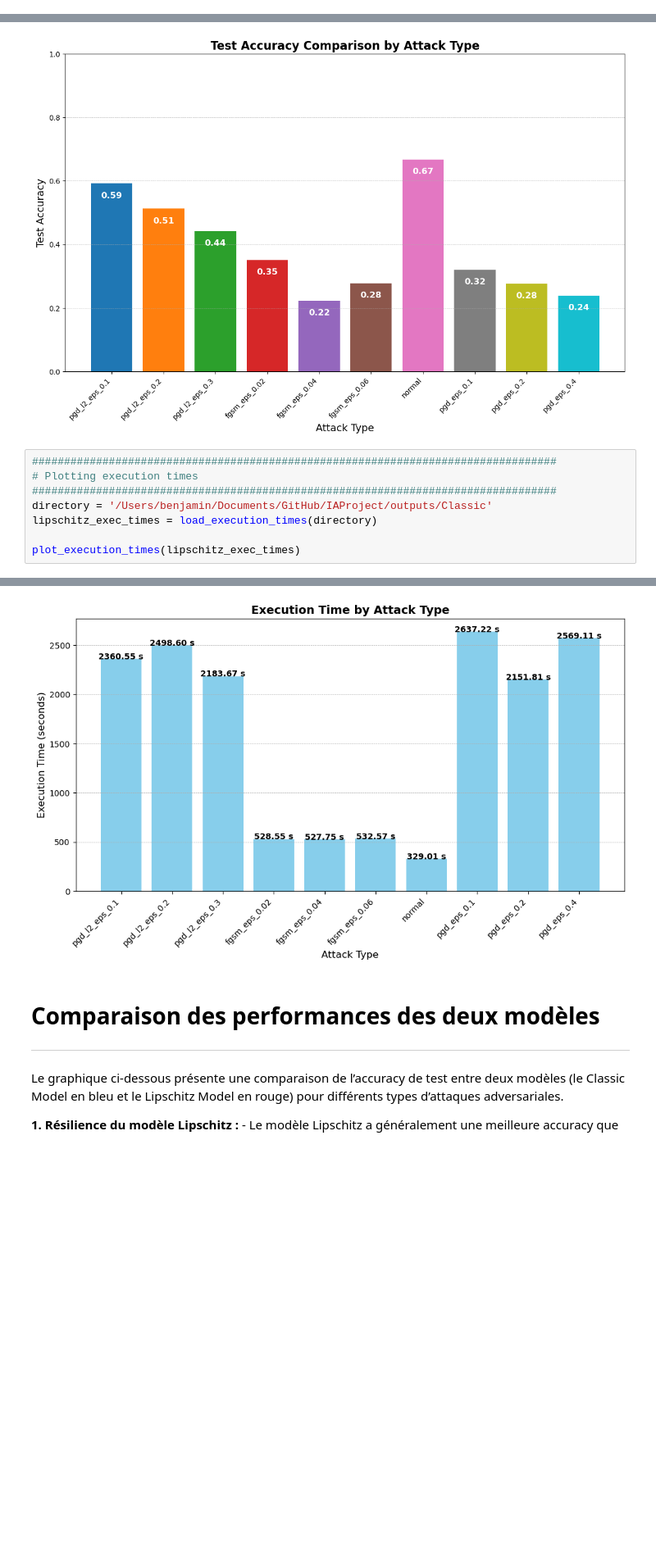
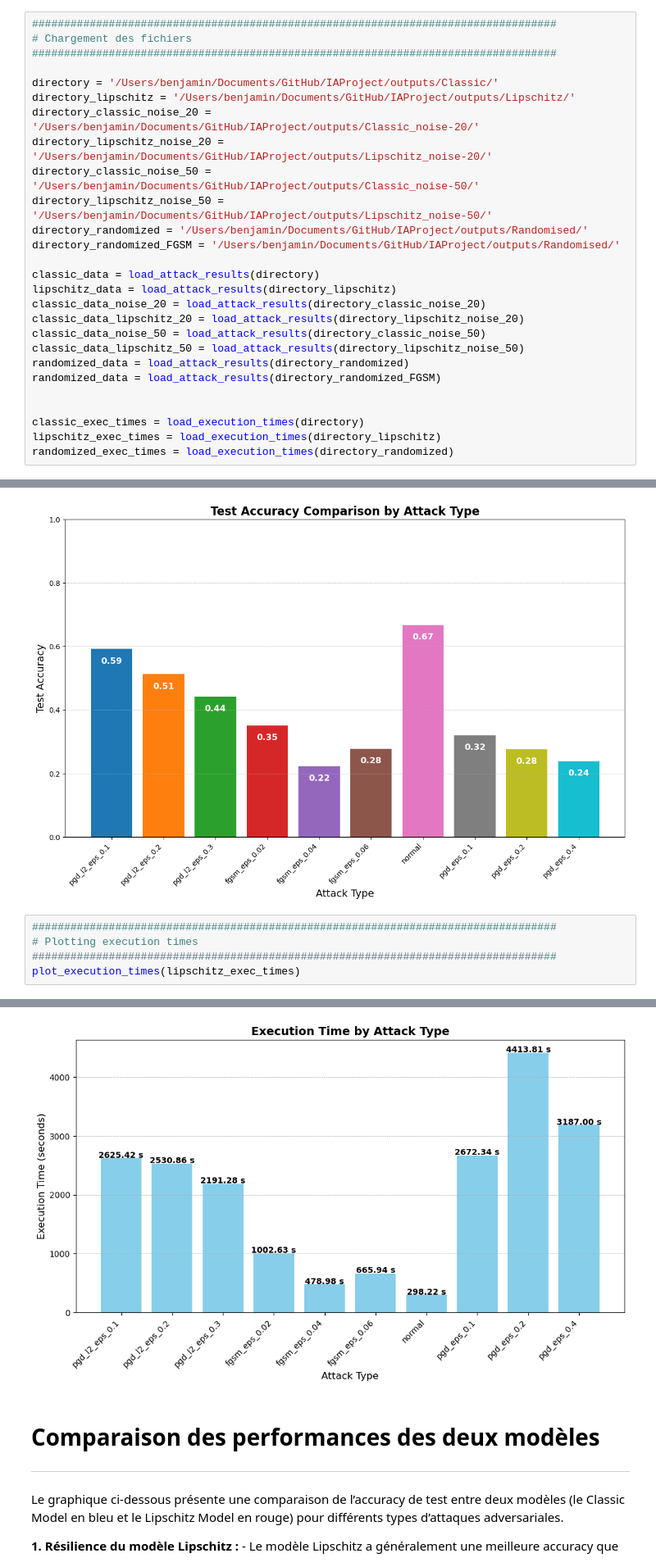
Before and after one commit to Choup522/IAProject, a Jupyter notebook: DisplayResults.ipynb, the cells around one changed output, grey strips where cells are left out. Shown at 82% size. Saved outputs shown, nothing was run; the diff lists cells and outputs as text; blank space fills up the shorter version.

```diff
--- a/DisplayResults.ipynb
+++ b/DisplayResults.ipynb
@@ -337,0 +460,27 @@ def compare_models_accuracy_execution_time(classic_data, lipschitz_data):
+# %%
+##################################################################################
+# Chargement des fichiers
+##################################################################################
+
+directory = '/Users/benjamin/Documents/GitHub/IAProject/outputs/Classic/'
+directory_lipschitz = '/Users/benjamin/Documents/GitHub/IAProject/outputs/Lipschitz/'
+directory_classic_noise_20 = '/Users/benjamin/Documents/GitHub/IAProject/outputs/Classic_noise-20/'
+directory_lipschitz_noise_20 = '/Users/benjamin/Documents/GitHub/IAProject/outputs/Lipschitz_noise-20/'
+directory_classic_noise_50 = '/Users/benjamin/Documents/GitHub/IAProject/outputs/Classic_noise-50/'
+directory_lipschitz_noise_50 = '/Users/benjamin/Documents/GitHub/IAProject/outputs/Lipschitz_noise-50/'
+directory_randomized = '/Users/benjamin/Documents/GitHub/IAProject/outputs/Randomised/'
+directory_randomized_FGSM = '/Users/benjamin/Documents/GitHub/IAProject/outputs/Randomised/'
+
+classic_data = load_attack_results(directory)
+lipschitz_data = load_attack_results(directory_lipschitz)
+classic_data_noise_20 = load_attack_results(directory_classic_noise_20)
+classic_data_lipschitz_20 = load_attack_results(directory_lipschitz_noise_20)
+classic_data_noise_50 = load_attack_results(directory_classic_noise_50)
+classic_data_lipschitz_50 = load_attack_results(directory_lipschitz_noise_50)
+randomized_data = load_attack_results(directory_randomized)
+randomized_data = load_attack_results(directory_randomized_FGSM)
+
+
+classic_exec_times = load_execution_times(directory)
+lipschitz_exec_times = load_execution_times(directory_lipschitz)
+randomized_exec_times = load_execution_times(directory_randomized)
@@ -553,8 +694,5 @@ summary_metrics_with_accuracy_plot(lipschitz_data)
 ##################################################################################
 # Plotting execution times
 ##################################################################################
-directory = '/Users/benjamin/Documents/GitHub/IAProject/outputs/Classic'
-lipschitz_exec_times = load_execution_times(directory)
-
 plot_execution_times(lipschitz_exec_times)
 # %% [output]
@@ -565,4 +699,4 @@ Warning: /Users/benjamin/Documents/GitHub/IAProject/outputs/Classic/PGD/results.
-[figure, old version]
+[figure, new version]
 # %% [markdown]
 # Comparaison des performances des deux modèles
 ---------------------------------------------------------------
```
Also changed, not shown: parts of 17 cells of this notebook, 25 other files.
